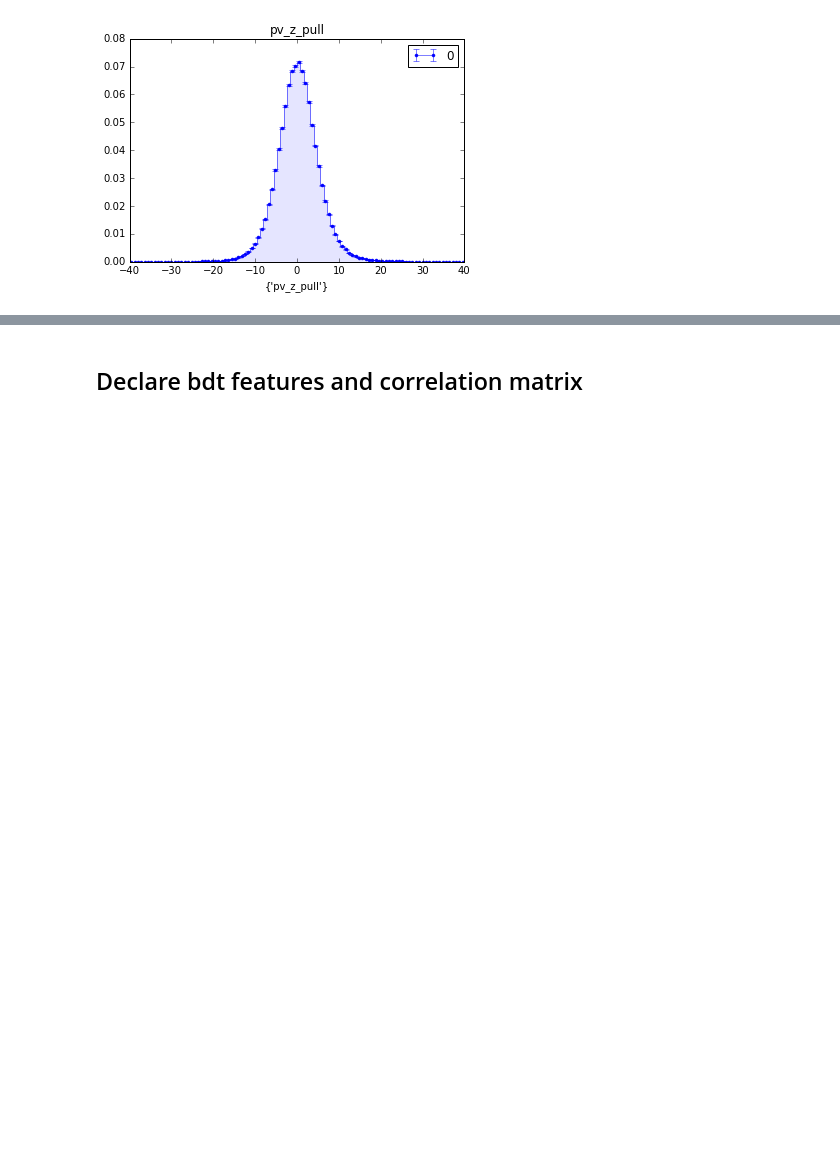
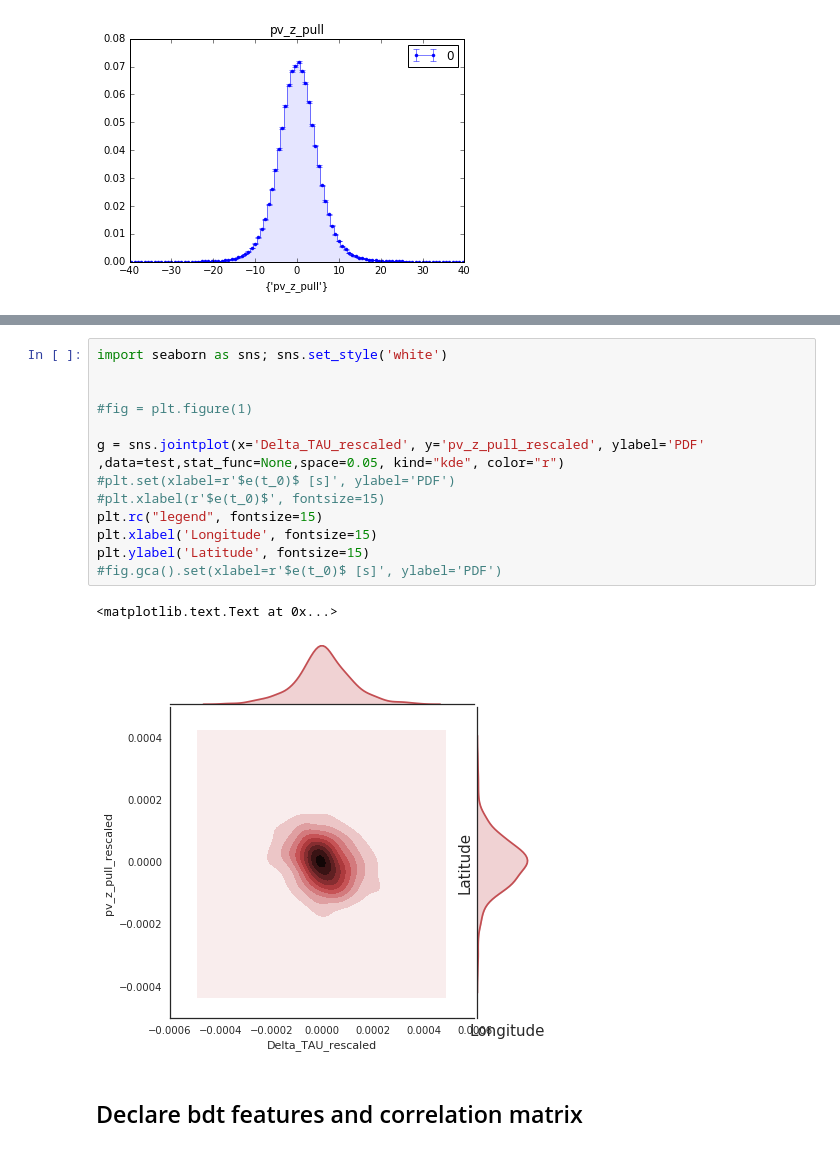
Before and after one commit to chasenberg/Masterthesis, a Jupyter notebook: notebooks/decaytime_studies/wrong_pv/Bd2JpsiKs_BDT_wrongPV_mc.ipynb, the cells around one changed output, grey strips where cells are left out. Saved outputs shown, nothing was run; the diff lists cells and outputs as text; blank space fills up the shorter version.

```diff
--- a/notebooks/decaytime_studies/wrong_pv/Bd2JpsiKs_BDT_wrongPV_mc.ipynb
+++ b/notebooks/decaytime_studies/wrong_pv/Bd2JpsiKs_BDT_wrongPV_mc.ipynb
@@ -103,3 +199,19 @@ WARNING: Efficiencies are calculated against the full complete dataset.
+# %%
+import seaborn as sns; sns.set_style('white')
+
+
+#fig = plt.figure(1)
+
+g = sns.jointplot(x='Delta_TAU_rescaled', y='pv_z_pull_rescaled', ylabel='PDF' ,data=test,stat_func=None,space=0.05, kind="kde", color="r")
+#plt.set(xlabel=r'$e(t_0)$ [s]', ylabel='PDF')
+#plt.xlabel(r'$e(t_0)$', fontsize=15)
+plt.rc("legend", fontsize=15)
+plt.xlabel('Longitude', fontsize=15)
+plt.ylabel('Latitude', fontsize=15)
+#fig.gca().set(xlabel=r'$e(t_0)$ [s]', ylabel='PDF')
+# %% [output]
+<matplotlib.text.Text at 0x...>
+[figure, added]
 # %% [markdown]
 Declare bdt features and correlation matrix
 ---------------------------------------------------------------------------------
```
Also changed, not shown: parts of 18 cells of this notebook.
